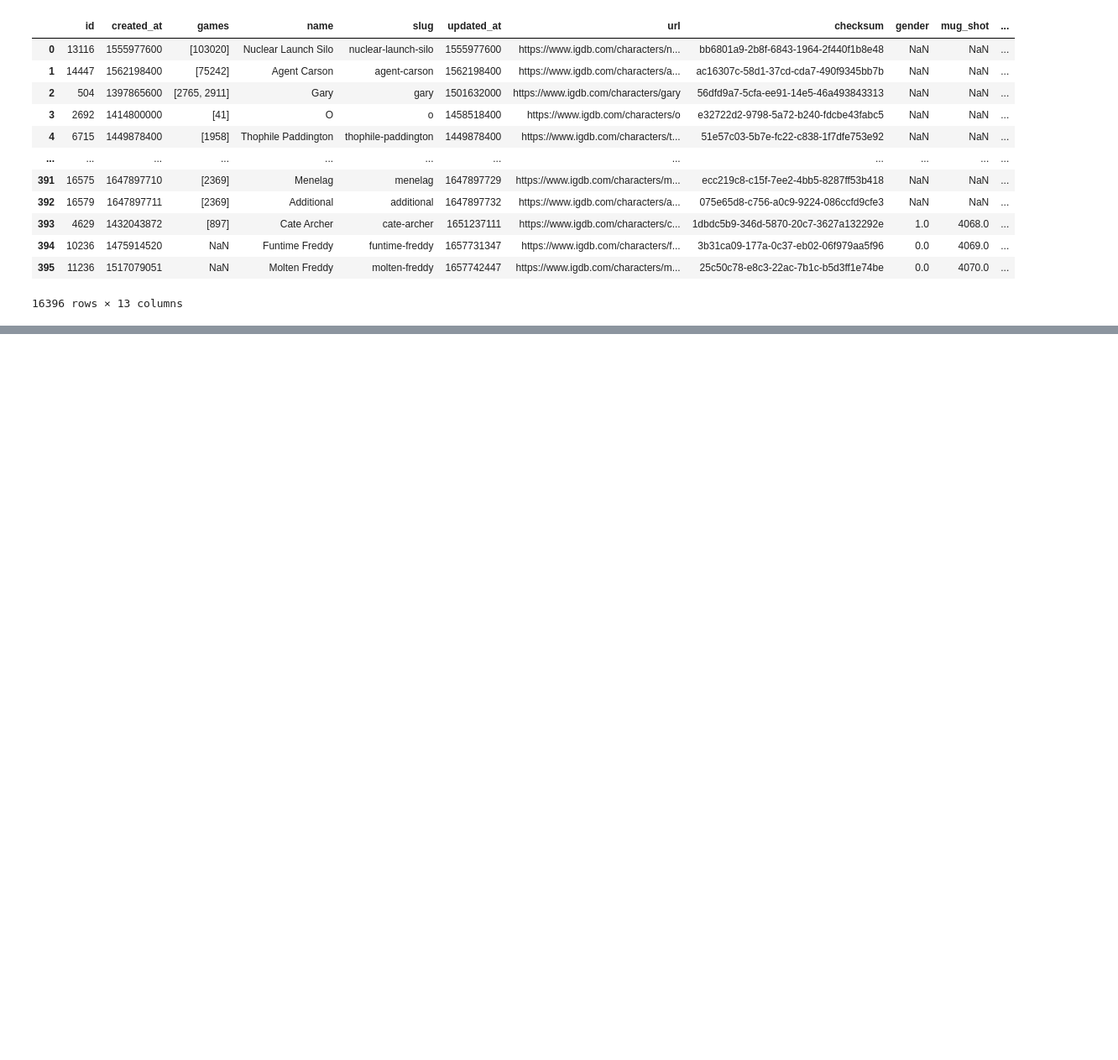
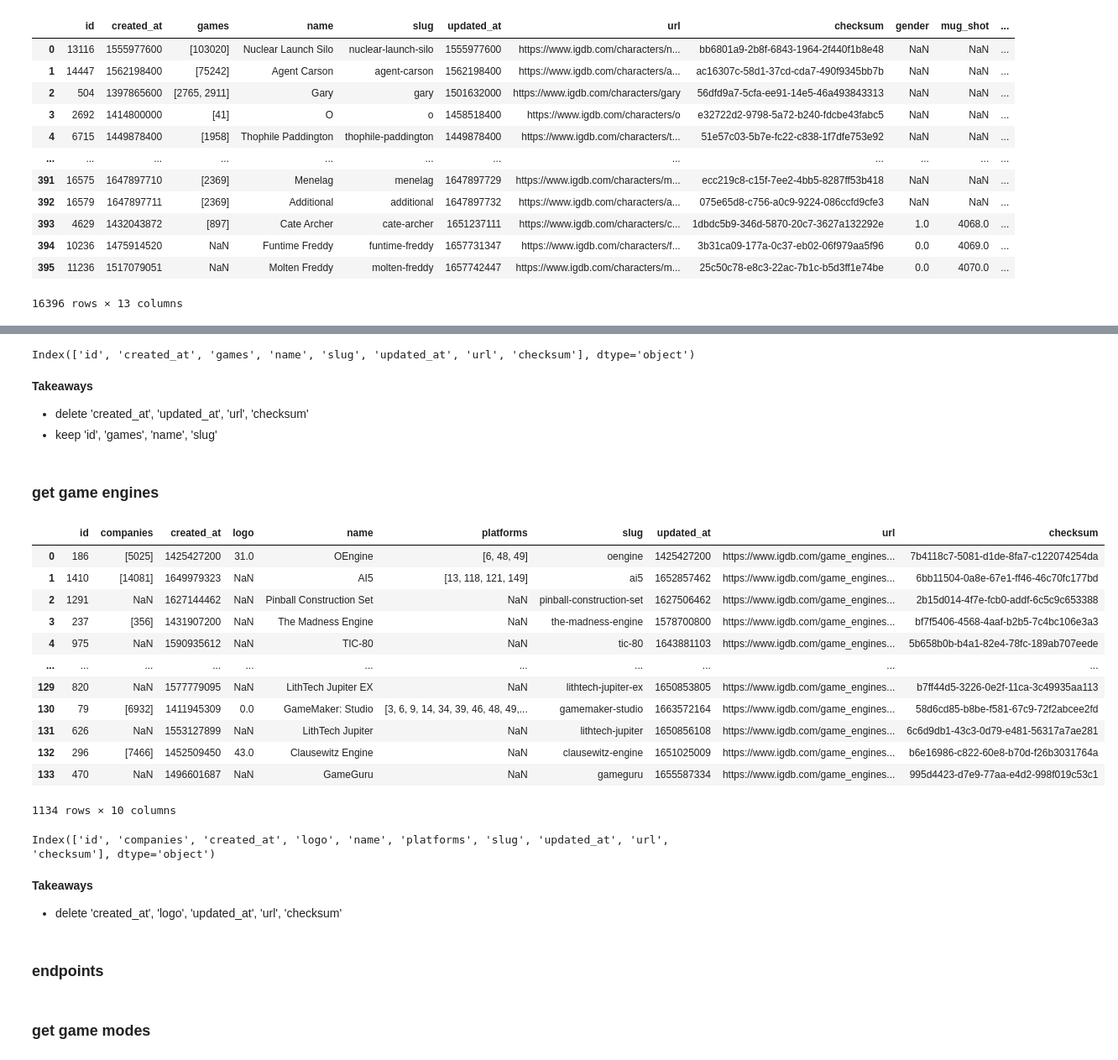
Before and after one commit to MrEnigmamgine/Videogame-Capstone_fork, a Jupyter notebook: jarrid_workbook.ipynb, the cells around one changed output, grey strips where cells are left out. Shown at 84% size. Drawn from its saved outputs; the diff is of its cells as text; code cells hidden in the pictures; blank space fills up the shorter version.

```diff
--- a/jarrid_workbook.ipynb
+++ b/jarrid_workbook.ipynb
@@ -385,0 +494,20 @@ characters
+# %%
+franchises.columns
+# %% [output]
+Index(['id', 'created_at', 'games', 'name', 'slug', 'updated_at', 'url', 'checksum'], dtype='object')
+# %% [markdown]
+**Takeaways**
+
+- delete  'created_at', 'updated_at', 'url', 'checksum'
+- keep 'id', 'games', 'name', 'slug'
+# %% [markdown]
+### get game engines
+# %%
+def get_game_engines(wrapper):
+    game_engines = pd.DataFrame()
+    for i in range (0, 409):
+        a_ratings = wrapper.api_request('game_engines', 'fields *; limit 500;' f'offset {i * 500};')
+        y = json.loads(a_ratings)
+        results_df =pd.DataFrame(y)
+        game_engines = pd.concat([game_engines, results_df])
+    return game_engines
@@ -385,0 +516,27 @@ characters
+# %%
+game_engines = get_game_engines(wrapper)
+game_engines
+# %% [output]
+|  | id | companies | created_at | logo | name | platforms | slug | updated_at | url | checksum |
+| 0 | 186 | [5025] | 1425427200 | 31.0 | OEngine | [6, 48, 49] | oengine | 1425427200 | https://www.igdb.com/game_engines... | 7b4118c7-5081-d1de-8fa7-c122074254da |
+| 1 | 1410 | [14081] | 1649979323 | NaN | AI5 | [13, 118, 121, 149] | ai5 | 1652857462 | https://www.igdb.com/game_engines... | 6bb11504-0a8e-67e1-ff46-46c70fc177bd |
+| 2 | 1291 | NaN | 1627144462 | NaN | Pinball Construction Set | NaN | pinball-construction-set | 1627506462 | https://www.igdb.com/game_engines... | 2b15d014-4f7e-fcb0-addf-6c5c9c653388 |
+| 3 | 237 | [356] | 1431907200 | NaN | The Madness Engine | NaN | the-madness-engine | 1578700800 | https://www.igdb.com/game_engines... | bf7f5406-4568-4aaf-b2b5-7c4bc106e3a3 |
+| 4 | 975 | NaN | 1590935612 | NaN | TIC-80 | NaN | tic-80 | 1643881103 | https://www.igdb.com/game_engines... | 5b658b0b-b4a1-82e4-78fc-189ab707eede |
+| ... | ... | ... | ... | ... | ... | ... | ... | ... | ... | ... |
+| 129 | 820 | NaN | 1577779095 | NaN | LithTech Jupiter EX | NaN | lithtech-jupiter-ex | 1650853805 | https://www.igdb.com/game_engines... | b7ff44d5-3226-0e2f-11ca-3c49935aa113 |
+| 130 | 79 | [6932] | 1411945309 | 0.0 | GameMaker: Studio | [3, 6, 9, 14, 34, 39, 46, 48, 49,... | gamemaker-studio | 1663572164 | https://www.igdb.com/game_engines... | 58d6cd85-b8be-f581-67c9-72f2abcee2fd |
+| 131 | 626 | NaN | 1553127899 | NaN | LithTech Jupiter | NaN | lithtech-jupiter | 1650856108 | https://www.igdb.com/game_engines... | 6c6d9db1-43c3-0d79-e481-56317a7ae281 |
+| 132 | 296 | [7466] | 1452509450 | 43.0 | Clausewitz Engine | NaN | clausewitz-engine | 1651025009 | https://www.igdb.com/game_engines... | b6e16986-c822-60e8-b70d-f26b3031764a |
+| 133 | 470 | NaN | 1496601687 | NaN | GameGuru | NaN | gameguru | 1655587334 | https://www.igdb.com/game_engines... | 995d4423-d7e9-77aa-e4d2-998f019c53c1 |
+1134 rows × 10 columns
+# %%
+game_engines.columns
+# %% [output]
+Index(['id', 'companies', 'created_at', 'logo', 'name', 'platforms', 'slug', 'updated_at', 'url', 'checksum'], dtype='object')
+# %% [markdown]
+**Takeaways**
+
+- delete  'created_at', 'logo',  'updated_at', 'url', 'checksum'
+# %% [markdown]
+### endpoints
@@ -385,0 +553,2 @@ characters
+# %% [markdown]
+### get game modes
```
Also changed, not shown: parts of 84 cells of this notebook, 1 other file.
